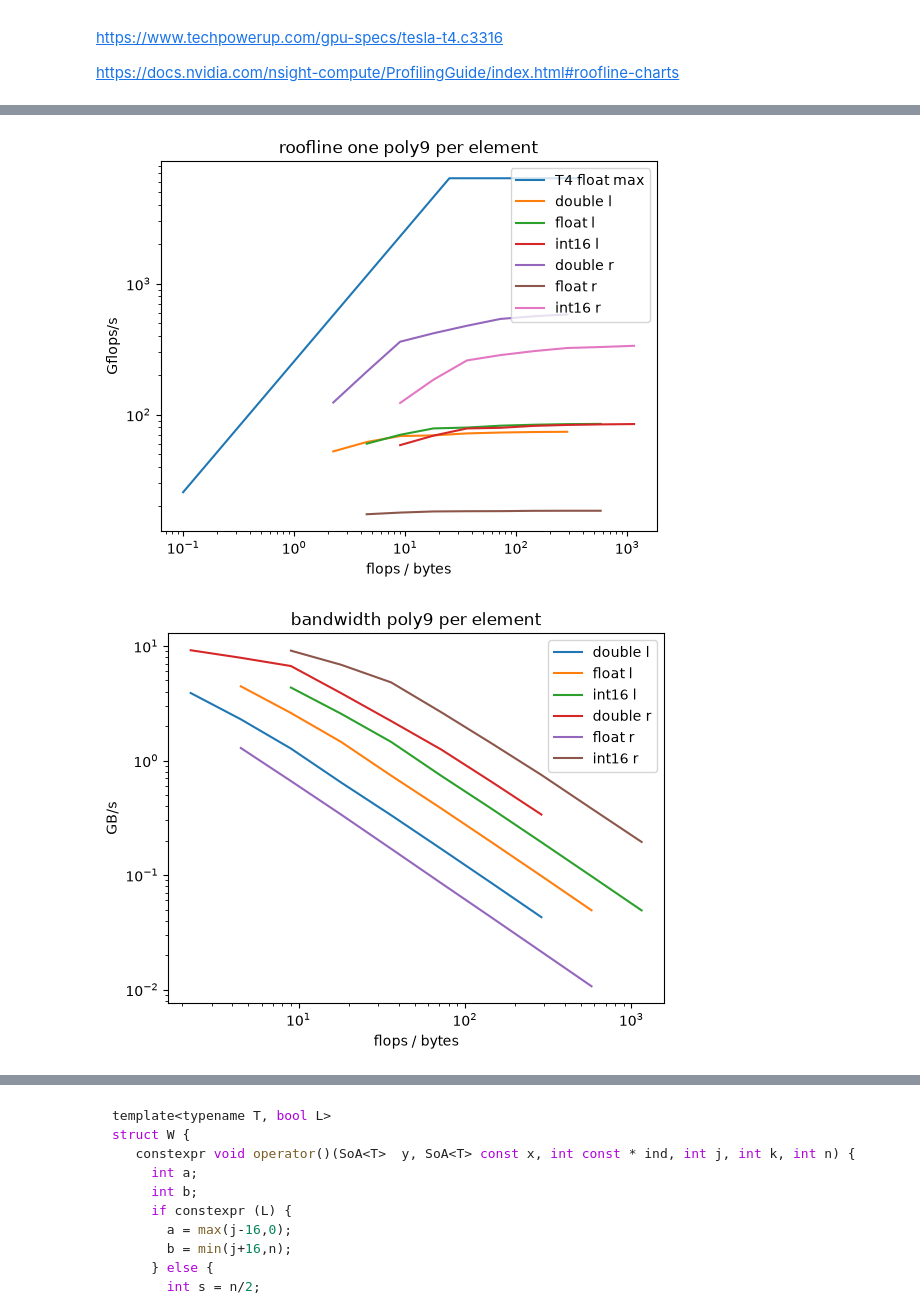
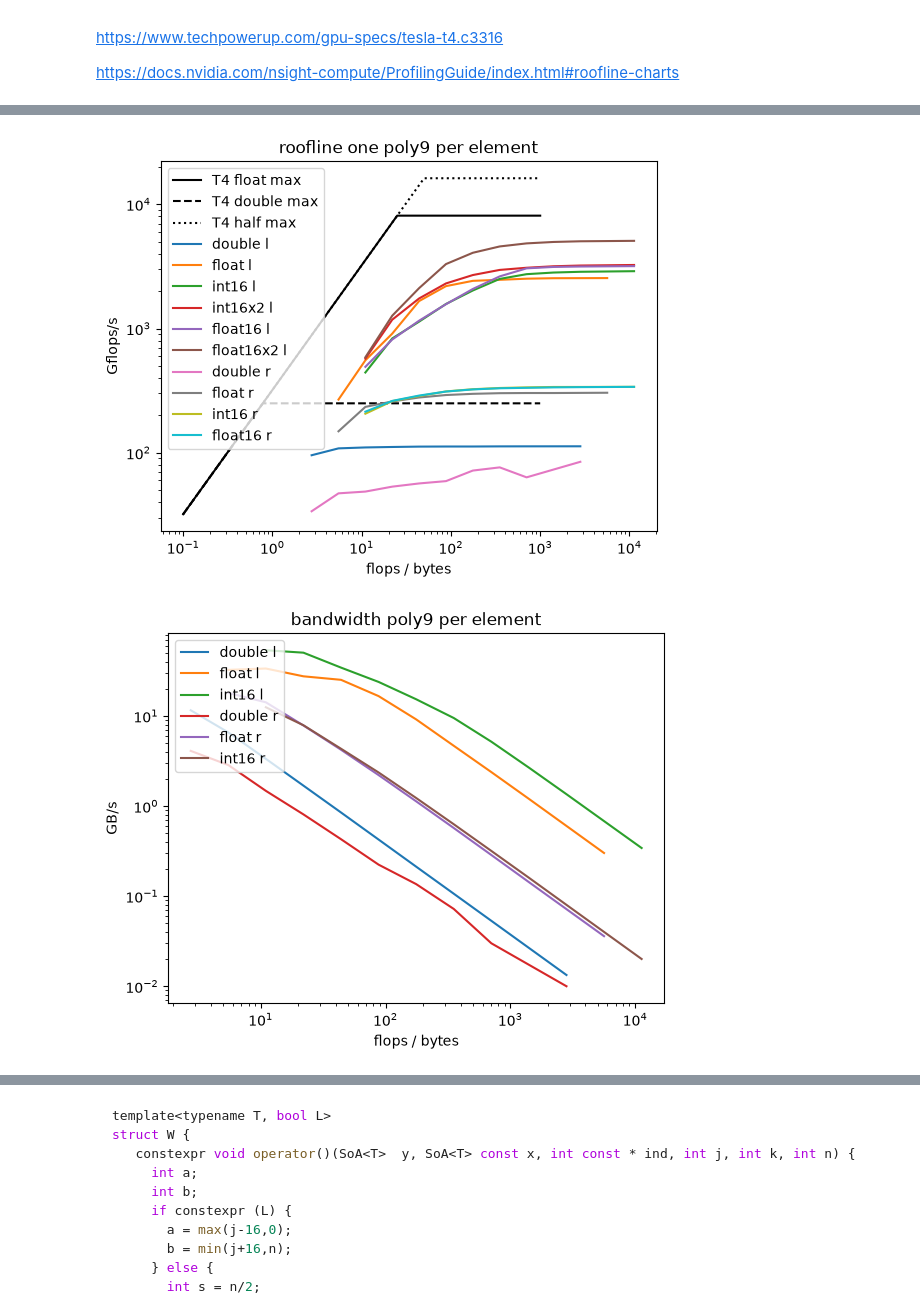
Before and after one commit to VinInn/pyTools, a Jupyter notebook: rooflineT4.ipynb, the cells around one changed output, grey strips where cells are left out. Cells and saved outputs as stored; diff of their text form; code cells hidden in the pictures.

```diff
--- a/rooflineT4.ipynb
+++ b/rooflineT4.ipynb
@@ -78,5 +94,5 @@ where F is either the identity or a polynomial of degree 9
 # %%
-fpbT4 = np.array([0.1, 0.78125, 1., 25.,50., 400.])
-gfsT4 = np.array([  25.6,      200.,  256.,  6400.,6400., 6400.])
-gfsT4d = np.array([ 25.6,      200.,  200.,  200., 200.,200.])
-gfsT4h = np.array([ 25.6,      200.,  256., 6400.,12800.,12800.])
+fpbT4 = np.array([0.1, 0.78125, 25., 50., 1000.])
+gfsT4 = np.array([  32.,      250.,    8100.,8100., 8100.])
+gfsT4d = np.array([ 32.,      250.,    250., 250.,250.])
+gfsT4h = np.array([ 32.,      250.,    8100.,16200.,16200.])
@@ -126,7 +196,7 @@ ctimes = ctimes.transpose()
 # %%
 iter = np.array([1,2,4,8,16,32,64
-                 ,128
-#                 ,1024
+                 ,128, 256
+                 ,1024
                 ])
 # %%
 fig, ax = plt.subplots()
@@ -195,6 +265,6 @@ plt.show()
 # %%
-n = 256*1024
-nt = 512*4
+n = 240*1024
+nt = 512*40
 fq = 1.5
 flop = iter*6*n*fq
 gb = n*fq*4
@@ -350,44 +462,50 @@ plt.show()
 # %%
-n = 256*1024
-nt = 512*4
+nt = 512*40
 fq = 1.5
-flop = iter*9*6*n*fq
+flop = iter*33*n*fq
 gb = n*fq*4
 fig, ax = plt.subplots()
-plt.plot(fpbT4,gfsT4,label="T4 float max")
-plt.plot(9*iter/4,flop/times[15], label="double l")
-plt.plot(9*iter/2,flop/times[16], label="float l")
-plt.plot(9*iter,flop/times[17], label="int16 l")
-plt.plot(9*iter/4,flop/times[21], label="double r")
-plt.plot(9*iter/2,flop/times[22], label="float r")
-plt.plot(9*iter,flop/times[23], label="int16 r")
-ax.legend(loc='upper right')
+
+plt.plot(fpbT4,gfsT4,label="T4 float max", color='black', linestyle='-')
+plt.plot(fpbT4,gfsT4d,label="T4 double max", color='black', linestyle='--')
+plt.plot(fpbT4,gfsT4h,label="T4 half max", color='black', linestyle='dotted')
+plt.plot(11*iter/4,flop/times[18], label="double l")
+plt.plot(11*iter/2,flop/times[19], label="float l")
+plt.plot(11*iter,flop/times[20], label="int16 l")
+plt.plot(11*iter,flop/times[27], label="int16x2 l")
+plt.plot(11*iter,flop/times[21], label="float16 l")
+plt.plot(11*iter,flop/times[26], label="float16x2 l")
+plt.plot(11*iter/4,flop/times[28], label="double r")
+plt.plot(11*iter/2,flop/times[29], label="float r")
+plt.plot(11*iter,flop/times[30], label="int16 r")
+plt.plot(11*iter,flop/times[31], label="float16 r")
+ax.legend(loc='upper left')
 plt.xscale("log")
 plt.yscale("log")
 #plt.ylim(10**-8,0.1)
 ax.set_title('roofline one poly9 per element')
 ax.set_xlabel('flops / bytes')
 ax.set_ylabel('Gflops/s')
 
 plt.show()
 
 fig, ax = plt.subplots()
-plt.plot(9*iter/4,gb/times[15], label="double l")
-plt.plot(9*iter/2,gb/times[16], label="float l")
-plt.plot(9*iter,gb/times[17], label="int16 l")
-plt.plot(9*iter/4,gb/times[21], label="double r")
-plt.plot(9*iter/2,gb/times[22], label="float r")
-plt.plot(9*iter,gb/times[23], label="int16 r")
-ax.legend(loc='upper right')
+plt.plot(11*iter/4,gb/times[18], label="double l")
+plt.plot(11*iter/2,gb/times[19], label="float l")
+plt.plot(11*iter,gb/times[20], label="int16 l")
+plt.plot(11*iter/4,gb/times[28], label="double r")
+plt.plot(11*iter/2,gb/times[29], label="float r")
+plt.plot(11*iter,0.5*gb/times[30], label="int16 r")
+ax.legend(loc='upper left')
 plt.xscale("log")
 plt.yscale("log")
 #plt.ylim(10**-8,0.1)
 ax.set_title('bandwidth poly9 per element')
 ax.set_xlabel('flops / bytes')
 ax.set_ylabel('GB/s')
 plt.show()
 # %% [output]
-[figure, old version]
+[figure, new version]
-[figure, old version]
+[figure, new version]
 # %%
 fig, ax = plt.subplots()
```
Also changed, not shown: parts of 17 cells of this notebook, 2 other files.
